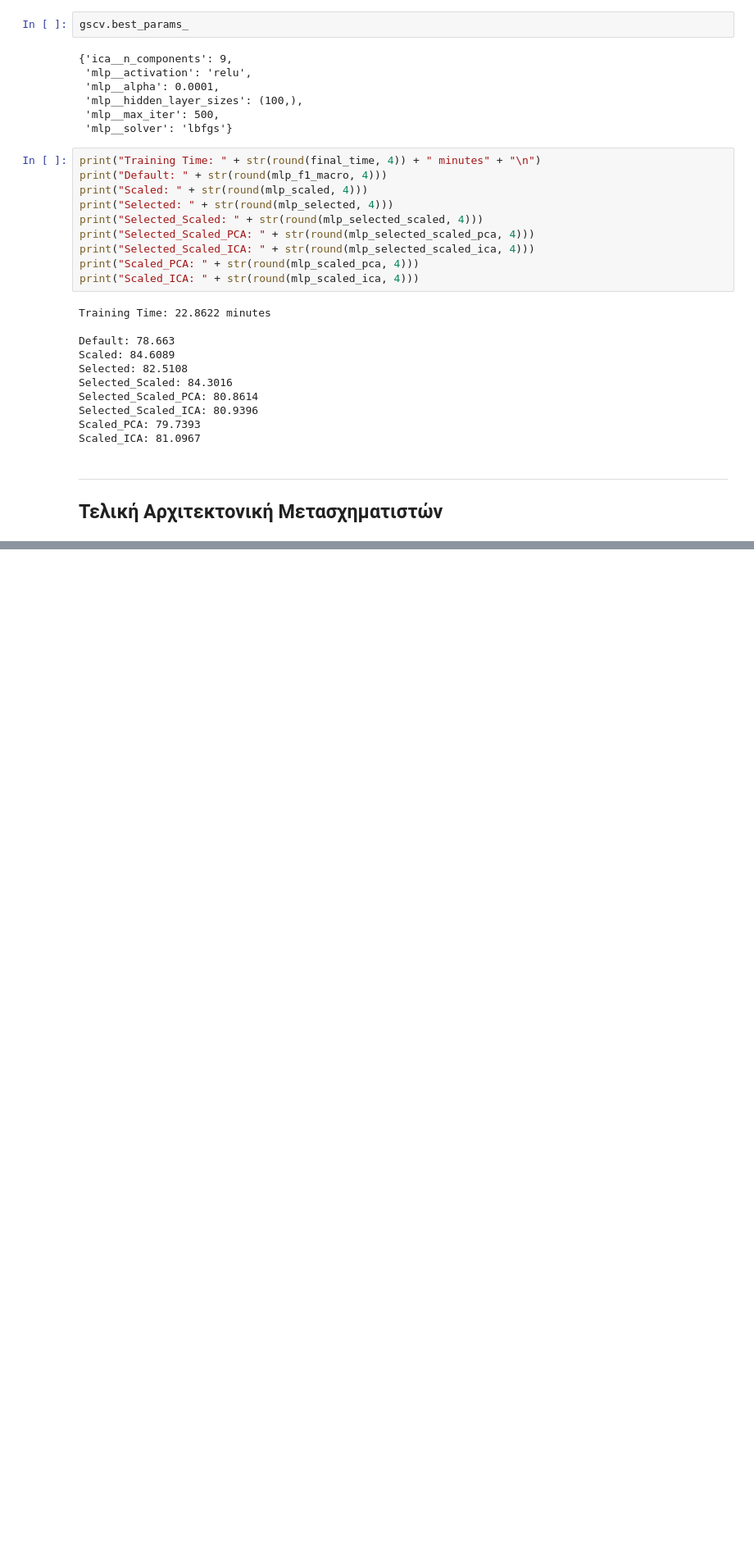
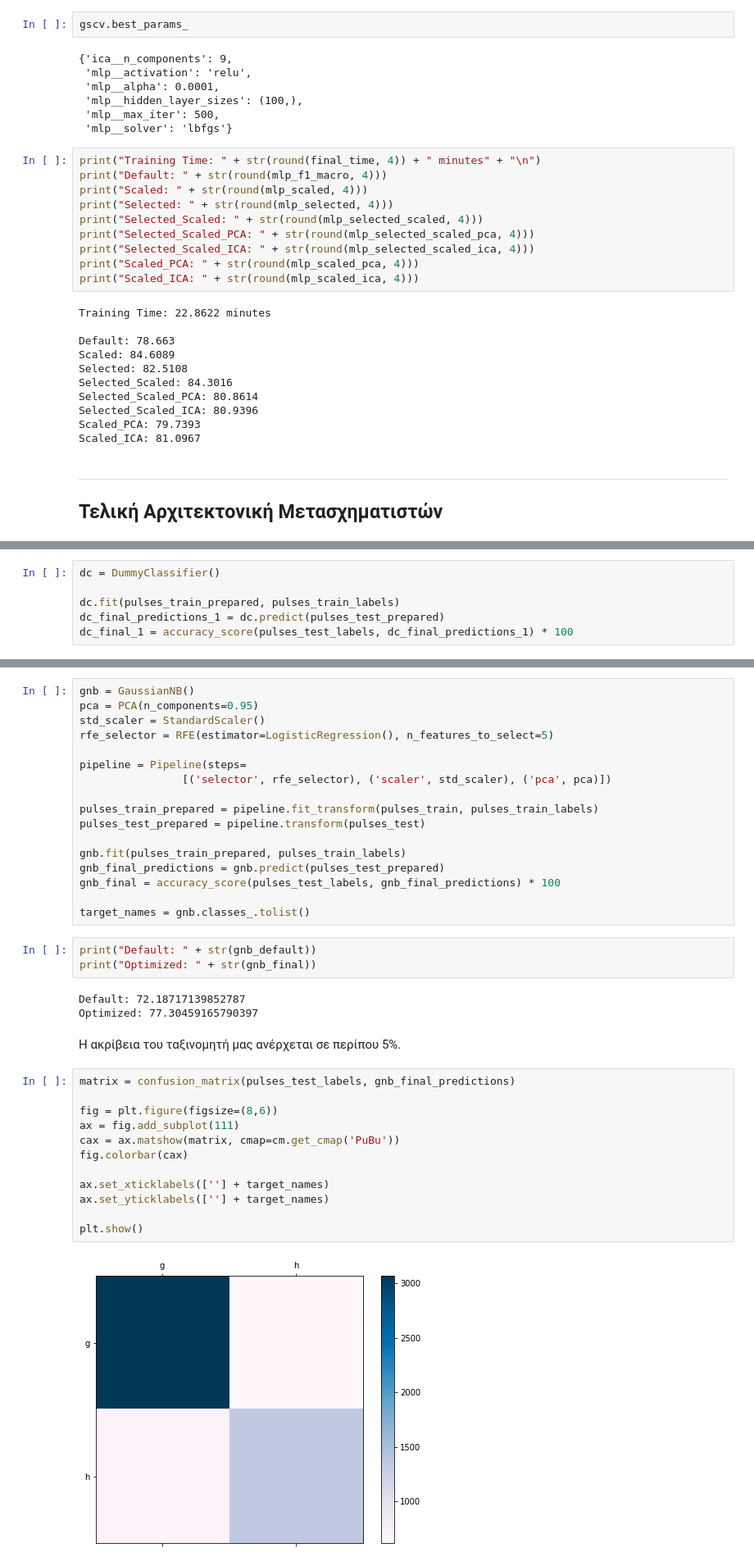
Before and after one commit to sonqo/ntua-ypsilon, a Jupyter notebook: 3_Neural_Networks_Intelligent_Systems/1_Classification/A11_B01.ipynb, the cells around one changed output, grey strips where cells are left out. Shown at 82% size. Saved outputs shown, nothing was run; the diff lists cells and outputs as text; blank space fills up the shorter version.

```diff
--- a/3_Neural_Networks_Intelligent_Systems/1_Classification/A11_B01.ipynb
+++ b/3_Neural_Networks_Intelligent_Systems/1_Classification/A11_B01.ipynb
@@ -1365,0 +1475,6 @@ Scaled_ICA: 81.0967
+# %%
+dc = DummyClassifier()
+
+dc.fit(pulses_train_prepared, pulses_train_labels)
+dc_final_predictions_1 = dc.predict(pulses_test_prepared)
+dc_final_1 = accuracy_score(pulses_test_labels, dc_final_predictions_1) * 100
@@ -1365,0 +1491,39 @@ Scaled_ICA: 81.0967
+# %%
+gnb = GaussianNB()
+pca = PCA(n_components=0.95)
+std_scaler = StandardScaler()
+rfe_selector = RFE(estimator=LogisticRegression(), n_features_to_select=5)
+
+pipeline = Pipeline(steps=
+                [('selector', rfe_selector), ('scaler', std_scaler), ('pca', pca)])
+
+pulses_train_prepared = pipeline.fit_transform(pulses_train, pulses_train_labels)
+pulses_test_prepared = pipeline.transform(pulses_test)
+
+gnb.fit(pulses_train_prepared, pulses_train_labels)
+gnb_final_predictions = gnb.predict(pulses_test_prepared)
+gnb_final = accuracy_score(pulses_test_labels, gnb_final_predictions) * 100
+
+target_names = gnb.classes_.tolist()
+# %%
+print("Default: " + str(gnb_default))
+print("Optimized: " + str(gnb_final))
+# %% [output]
+Default: 72.18717139852787
+Optimized: 77.30459165790397
+# %% [markdown]
+Η ακρίβεια του ταξινομητή μας ανέρχεται σε περίπου 5%.
+# %%
+matrix = confusion_matrix(pulses_test_labels, gnb_final_predictions)
+
+fig = plt.figure(figsize=(8,6))
+ax = fig.add_subplot(111)
+cax = ax.matshow(matrix, cmap=cm.get_cmap('PuBu'))
+fig.colorbar(cax)
+
+ax.set_xticklabels([''] + target_names)
+ax.set_yticklabels([''] + target_names)
+
+plt.show()
+# %% [output]
+[figure, added]
```
Also changed, not shown: parts of 31 cells of this notebook.
